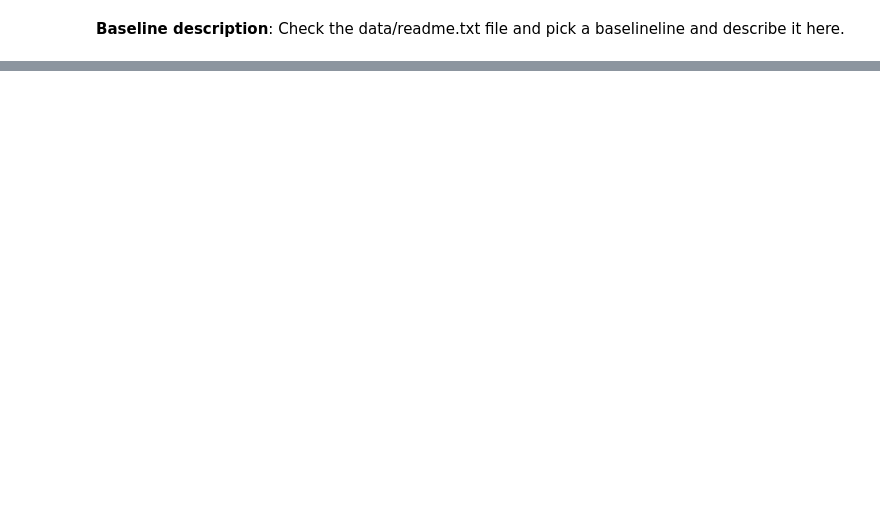
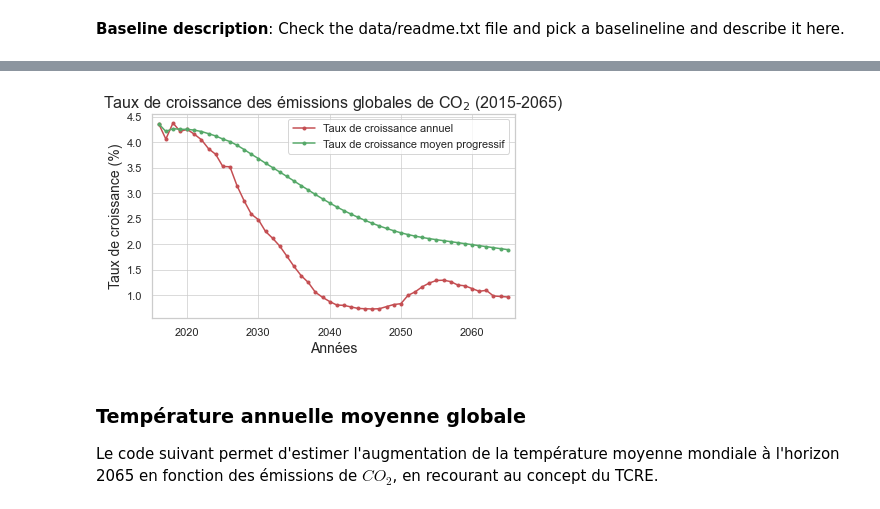
Before and after one commit to t-da-costa/TP_IMACLIM-R, a Jupyter notebook: TP_8_scenarios_2024.ipynb, the cells around one changed output, grey strips where cells are left out. Saved outputs shown, nothing was run; the diff lists cells and outputs as text; code cells hidden in the pictures; blank space fills up the shorter version.

```diff
--- a/TP_8_scenarios_2024.ipynb
+++ b/TP_8_scenarios_2024.ipynb
@@ -419,0 +130,55 @@ Hints:
+# %%
+# Calcul du taux de croissance annuel
+growth_rate_eco2 = (np.diff(eco2[ind_base, :]) / eco2[ind_base, :-1]) * 100
+
+# Calcul du taux de croissance moyen progressif (CAGR - Compound Annual Growth Rate)
+taux_croissance_moyen_progressif = np.zeros(len(years) - 1)
+for i in range(1, len(years)):
+    taux_croissance_moyen_progressif[i - 1] = (eco2[ind_base, i] / eco2[ind_base, 0]) ** (1 / i) - 1
+taux_croissance_moyen_progressif *= 100  # Conversion en pourcentage
+
+# Années correspondantes pour le taux de croissance (une année de moins)
+years_growth = years[1:]
+
+# Tracer le taux de croissance des émissions de CO2
+plt.figure()
+plt.plot(years_growth, growth_rate_eco2, color="r", marker='o', linestyle='-', markersize=3, label="Taux de croissance annuel")
+plt.plot(years_growth, taux_croissance_moyen_progressif, marker='o', linestyle='-', color='g', markersize=3, label='Taux de croissance moyen progressif')
+plt.ylabel('Taux de croissance (%)', fontsize=14)
+plt.title('Taux de croissance des émissions globales de CO$_2$ (2015-2065)', fontsize=16)
+plt.xlabel('Années', fontsize=14)
+plt.xlim(2015, 2066)
+plt.grid(True, linestyle='-', alpha=0.7)
+plt.legend()
+plt.tight_layout()
+plt.show()
+
+# # Création de la figure avec deux sous-graphiques côte à côte
+# fig, (ax1, ax2) = plt.subplots(1, 2, figsize=(15, 5))  # 1 ligne, 2 colonnes
+
+# # Graphique 1 : Taux de croissance annuel
+# ax1.plot(years_growth, growth_rate_eco2, marker='o', linestyle='-', color='b', markersize=3, label='Taux de croissance annuel')
+# ax1.set_title('Évolution du taux de croissance annuel des émissions de CO$_2$ \n (2015-2065)', fontsize=16)
+# ax1.set_xlabel('Années', fontsize=14)
+# ax1.set_ylabel('Taux de Croissance (%)', fontsize=14)
+# ax2.set_xticks(years[1::5])
+# ax1.grid(True, linestyle='-', alpha=0.7)
+# ax1.legend()
+
+# # Graphique 2 : Taux de croissance moyen progressif (CAGR)
+# ax2.plot(years_growth, taux_croissance_moyen_progressif, marker='o', linestyle='-', color='g', markersize=3, label='Taux de croissance moyen progressif')
+# ax2.set_title("Évolution du taux de croissance moyen des émissions de CO$_2$ \n (2015-2065)", fontsize=16)
+# ax2.set_xlabel('Années', fontsize=14)
+# ax2.set_ylabel('Taux de croissance moyen (%)', fontsize=14)
+# ax2.grid(True, linestyle='-', alpha=0.7)
+# ax2.legend()
+
+# # Affichage
+# plt.tight_layout()
+# plt.show()
+# %% [output]
+[figure, added]
+# %% [markdown]
+### Température annuelle moyenne globale
+
+Le code suivant permet d'estimer l'augmentation de la température moyenne mondiale à l'horizon 2065 en fonction des émissions de $CO_2$, en recourant au concept du TCRE.
```
Also changed, not shown: parts of 61 cells of this notebook, 15 other files.
